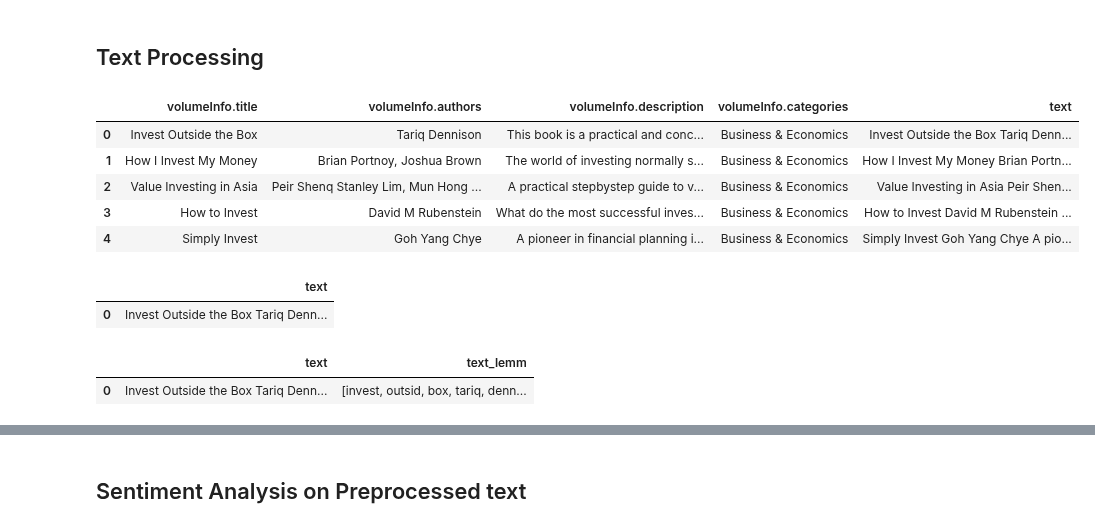
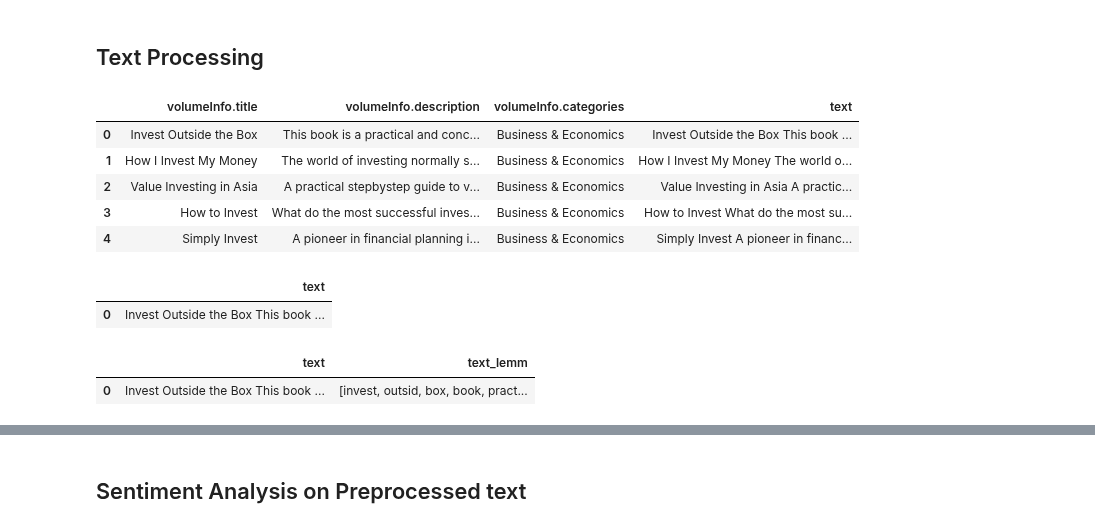
Before and after one commit to hilarylimyuxuan/Book-Recommendation-System, a Jupyter notebook: Modelling.ipynb, the cells around one changed output, grey strips where cells are left out. Cells and saved outputs as stored; diff of their text form; code cells hidden in the pictures.

Commit message:
Modelling for Book Recommendation System

```diff
--- a/Modelling.ipynb
+++ b/Modelling.ipynb
@@ -15,3 +15,11 @@ display(book_df.head())
 | 3 | DBeCEAAAQBAJ | GzHy/Dvmvl0 | https://www.googleapis.com/books/... | How to Invest | Masters on the Craft | David M Rubenstein | ... |
 | 4 | 5qCaDwAAQBAJ | 7xVJ4bf3Hfc | https://www.googleapis.com/books/... | Simply Invest | Naked Truths to Grow Your Money | Goh Yang Chye | ... |
 5 rows × 36 columns
+# %%
+# select subset of data (books from top 10 categories/genre)
+top_10_cat = ['Fiction', 'Juvenile Fiction', 'Business & Economics', 'History', 'Social Science', 'Juvenile Nonfiction'
+              , 'Biography & Autobiography', 'Literary Criticism', 'Science', 'Religion']
+book_df_sub = book_df[book_df['volumeInfo.categories'].isin(top_10_cat)]
+
+book_df_sub.shape
+display(book_df_sub.head())
@@ -19,29 +38,29 @@ display(book_df.head())
 ## Text Processing
 # %%
 # keep only necessary columns
-book_rec_df = book_df[['volumeInfo.title', 'volumeInfo.authors', 'volumeInfo.description', 'volumeInfo.categories']]
+book_rec_df = book_df_sub[['volumeInfo.title', 'volumeInfo.description', 'volumeInfo.categories']]
 
 # replace Missing with empty space
 book_rec_df = book_rec_df.replace("Missing", '')
 
 # add a column： genre + author + title + description
-book_rec_df['text'] = book_rec_df[['volumeInfo.title', 'volumeInfo.authors', 'volumeInfo.description', 'volumeInfo.categories']].apply(" ".join, axis=1)
+book_rec_df['text'] = book_rec_df[['volumeInfo.title', 'volumeInfo.description', 'volumeInfo.categories']].apply(" ".join, axis=1)
 
 display(book_rec_df.head())
 # %% [output]
-|  | volumeInfo.title | volumeInfo.authors | volumeInfo.description | volumeInfo.categories | text |
-| 0 | Invest Outside the Box | Tariq Dennison | This book is a practical and conc... | Business & Economics | Invest Outside the Box Tariq Denn... |
-| 1 | How I Invest My Money | Brian Portnoy, Joshua Brown | The world of investing normally s... | Business & Economics | How I Invest My Money Brian Portn... |
-| 2 | Value Investing in Asia | Peir Shenq Stanley Lim, Mun Hong ... | A practical stepbystep guide to v... | Business & Economics | Value Investing in Asia Peir Shen... |
-| 3 | How to Invest | David M Rubenstein | What do the most successful inves... | Business & Economics | How to Invest David M Rubenstein ... |
-| 4 | Simply Invest | Goh Yang Chye | A pioneer in financial planning i... | Business & Economics | Simply Invest Goh Yang Chye A pio... |
+|  | volumeInfo.title | volumeInfo.description | volumeInfo.categories | text |
+| 0 | Invest Outside the Box | This book is a practical and conc... | Business & Economics | Invest Outside the Box This book ... |
+| 1 | How I Invest My Money | The world of investing normally s... | Business & Economics | How I Invest My Money The world o... |
+| 2 | Value Investing in Asia | A practical stepbystep guide to v... | Business & Economics | Value Investing in Asia A practic... |
+| 3 | How to Invest | What do the most successful inves... | Business & Economics | How to Invest What do the most su... |
+| 4 | Simply Invest | A pioneer in financial planning i... | Business & Economics | Simply Invest A pioneer in financ... |
 # %%
 # Random Checking
 pd.set_option('display.max_colwidth', None)
 book_rec_df.loc[book_rec_df['volumeInfo.title']=='Invest Outside the Box', ['text']]
 # %% [output]
 |  | text |
-| 0 | Invest Outside the Box Tariq Denn... |
+| 0 | Invest Outside the Box This book ... |
 # %%
 # Text Pre-Processing
 import nltk
@@ -94,7 +113,7 @@ pd.set_option('display.max_colwidth', None)
 book_rec_df.loc[book_rec_df['volumeInfo.title']=='Invest Outside the Box', ['text', 'text_lemm']]
 # %% [output]
 |  | text | text_lemm |
-| 0 | Invest Outside the Box Tariq Denn... | [invest, outsid, box, tariq, denn... |
+| 0 | Invest Outside the Box This book ... | [invest, outsid, box, book, pract... |
 # %%
 # Text preprocessed
 book_rec_df['text_preprocessed'] = book_rec_df['text_lemm']
```
Also changed, not shown: parts of 62 cells of this notebook.
